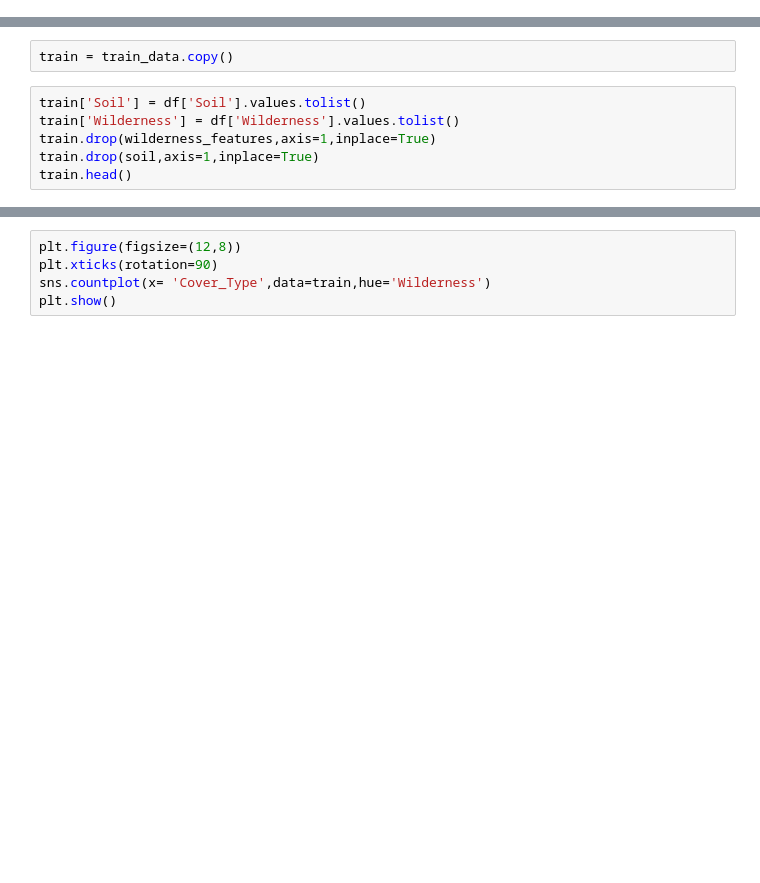
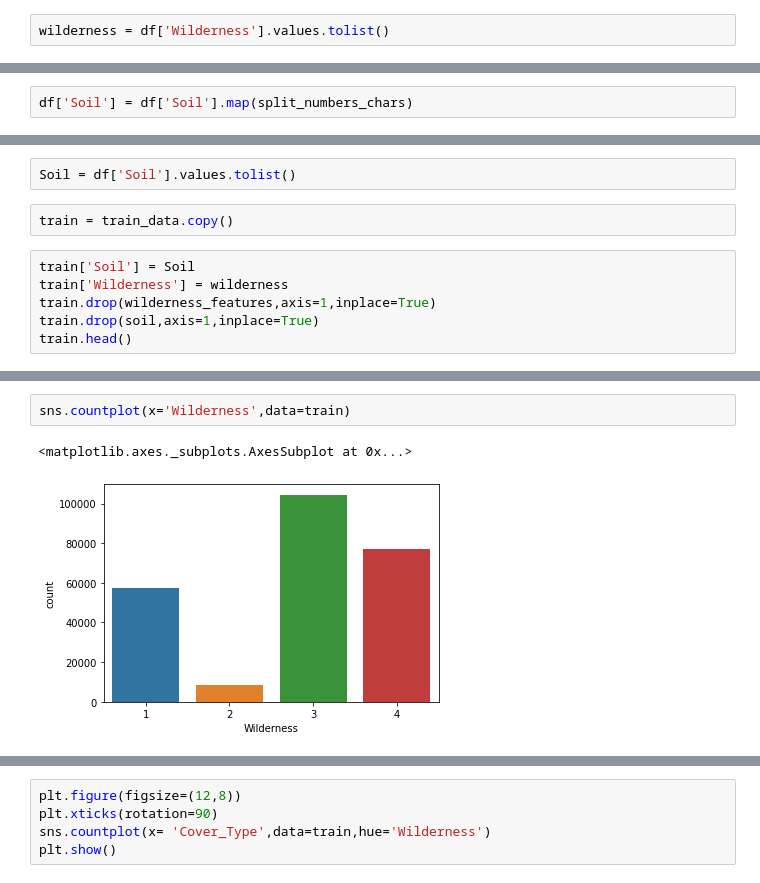
Before and after one commit to plaban1981/Dphi_hackathon, a Jupyter notebook: Data_Sprint_29_Forest_Cover_Type.ipynb, the cells around one changed output, grey strips where cells are left out. Drawn from its saved outputs; the diff is of its cells as text; blank space fills up the shorter version.

```diff
--- a/Data_Sprint_29_Forest_Cover_Type.ipynb
+++ b/Data_Sprint_29_Forest_Cover_Type.ipynb
@@ -385,3 +410,5 @@ df.head()
+# %%
+wilderness = df['Wilderness'].values.tolist()
 # %%
 soil = ["Soil_Type_"+str(i) for i in range(1,41)]
 df_soil = train_data[soil]
@@ -406,0 +434,2 @@ df.head()
+# %%
+df['Soil'] = df['Soil'].map(split_numbers_chars)
@@ -407,8 +445,10 @@ df.head()
+# %%
+Soil = df['Soil'].values.tolist()
 # %%
 train = train_data.copy()
 # %%
-train['Soil'] = df['Soil'].values.tolist()
-train['Wilderness'] = df['Wilderness'].values.tolist()
+train['Soil'] = Soil
+train['Wilderness'] = wilderness
 train.drop(wilderness_features,axis=1,inplace=True)
 train.drop(soil,axis=1,inplace=True)
 train.head()
@@ -419,3 +459,8 @@ train.head()
 | 2 | 3283 | 322 | 18 | 346 | 104 | 4369 | ... |
 | 3 | 2847 | 89 | 31 | 270 | 175 | 1320 | ... |
 | 4 | 3248 | 93 | 12 | 507 | 118 | 570 | ... |
+# %%
+sns.countplot(x='Wilderness',data=train)
+# %% [output]
+<matplotlib.axes._subplots.AxesSubplot at 0x...>
+[figure, added]
```
Also changed, not shown: parts of 47 cells of this notebook.
